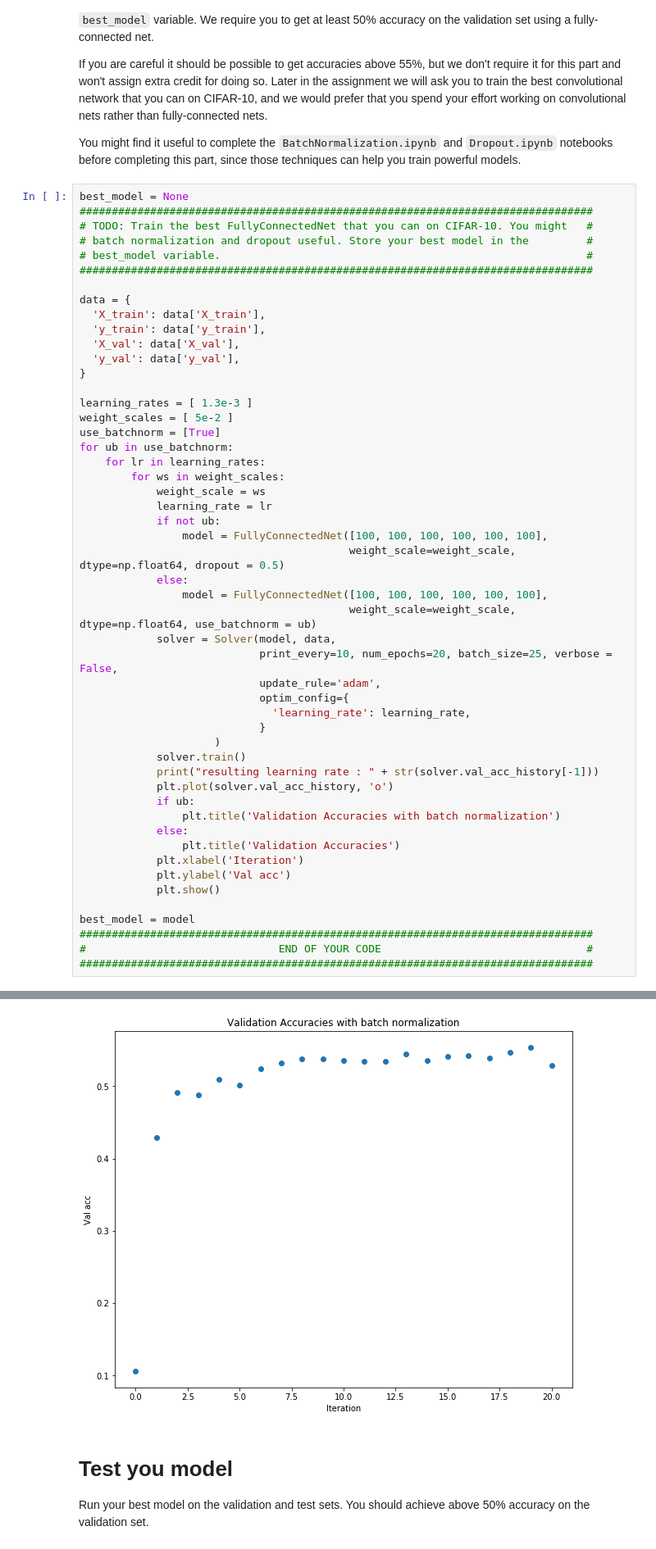
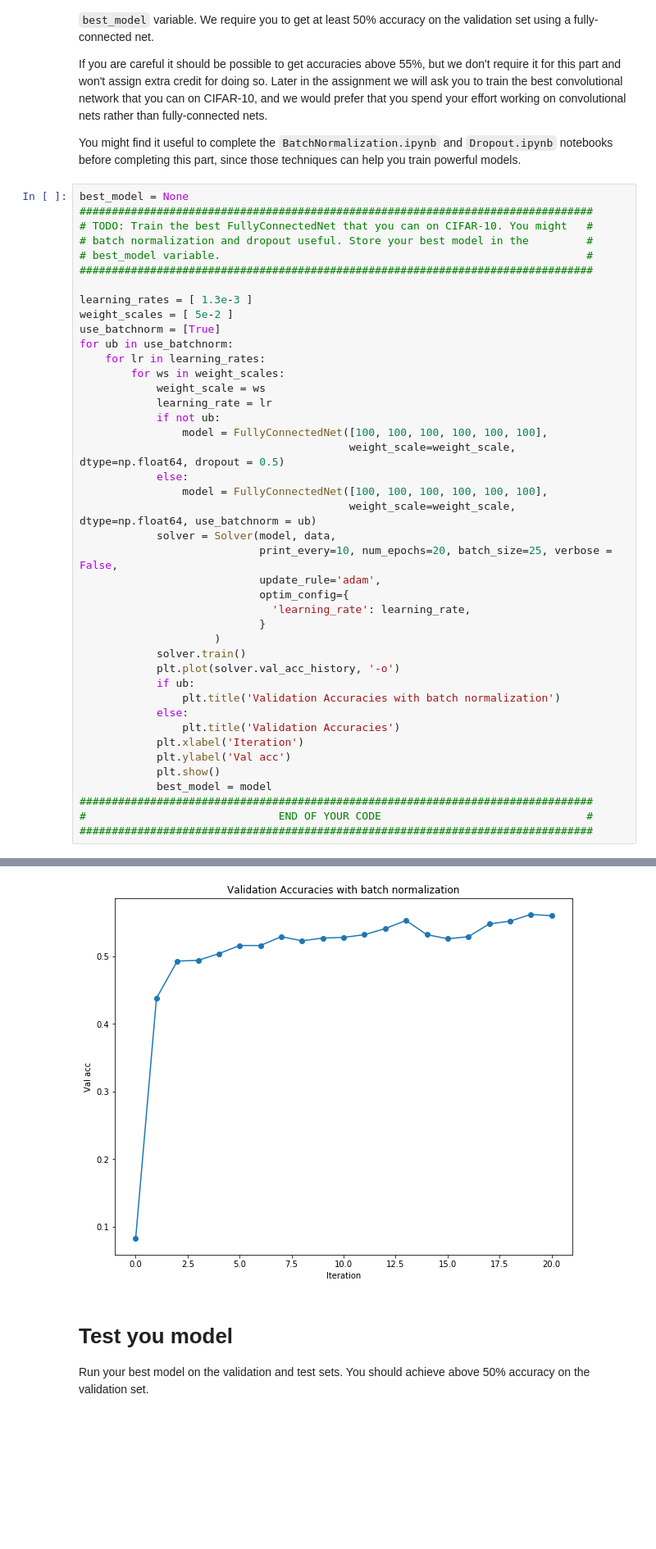
Before and after one commit to BedirYilmaz/cs231-stanford, a Jupyter notebook: assignment2/FullyConnectedNets.ipynb, the cells around one changed output, grey strips where cells are left out. Shown: that part at 82% size. Saved outputs shown, nothing was run; the diff lists cells and outputs as text; blank space fills up the shorter version.

```diff
--- a/assignment2/FullyConnectedNets.ipynb
+++ b/assignment2/FullyConnectedNets.ipynb
@@ -790,13 +790,6 @@ best_model = None
 # batch normalization and dropout useful. Store your best model in the         #
 # best_model variable.                                                         #
 ################################################################################
-
-data = {
-  'X_train': data['X_train'],
-  'y_train': data['y_train'],
-  'X_val': data['X_val'],
-  'y_val': data['y_val'],
-}
 
 learning_rates = [ 1.3e-3 ]
 weight_scales = [ 5e-2 ]
@@ -820,8 +813,7 @@ for ub in use_batchnorm:
                             }
                      )
             solver.train()
-            print("resulting learning rate : " + str(solver.val_acc_history[-1]))
-            plt.plot(solver.val_acc_history, 'o')
+            plt.plot(solver.val_acc_history, '-o')
             if ub:
                 plt.title('Validation Accuracies with batch normalization')
             else:
@@ -829,8 +821,7 @@ for ub in use_batchnorm:
             plt.xlabel('Iteration')
             plt.ylabel('Val acc')
             plt.show()
-
-best_model = model
+            best_model = model
 ################################################################################
 #                              END OF YOUR CODE                                #
 ################################################################################
@@ -839,4 +829,4 @@ resulting learning rate : 0.529
-[figure, old version]
+[figure, new version]
 # %% [markdown]
 # Test you model
 Run your best model on the validation and test sets. You should achieve above 50% accuracy on the validation set.
```
Also changed, not shown: parts of 3 cells of this notebook.
